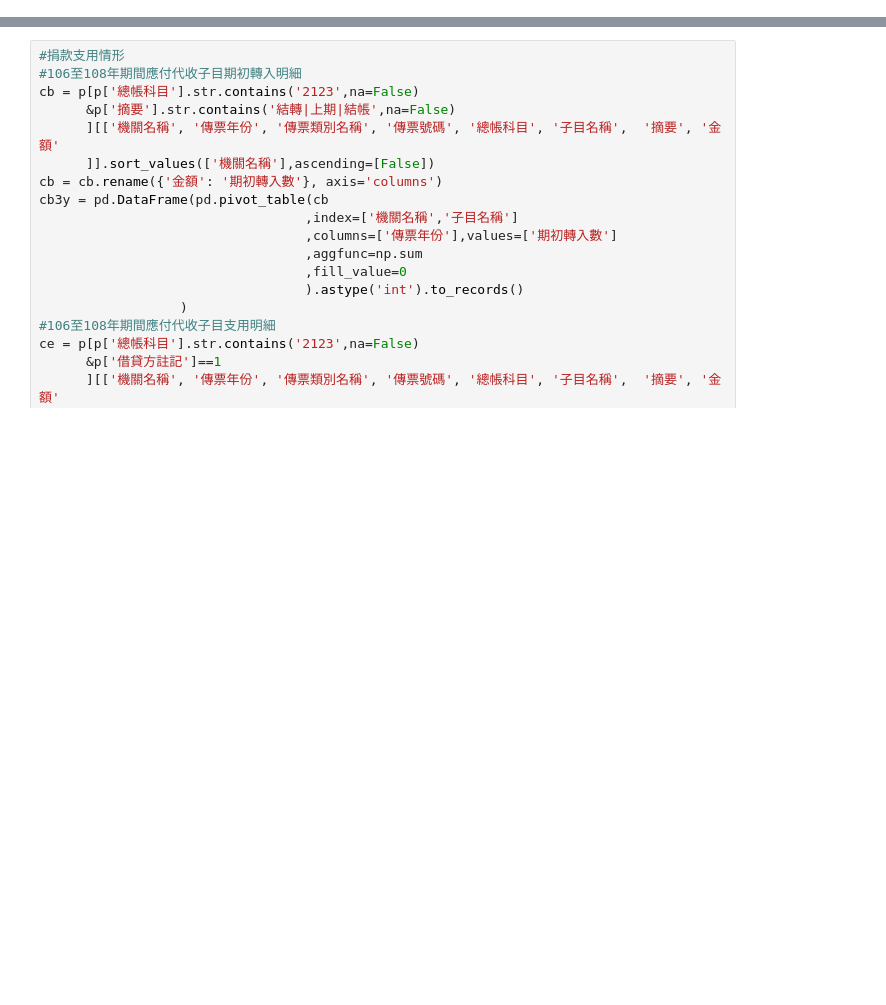
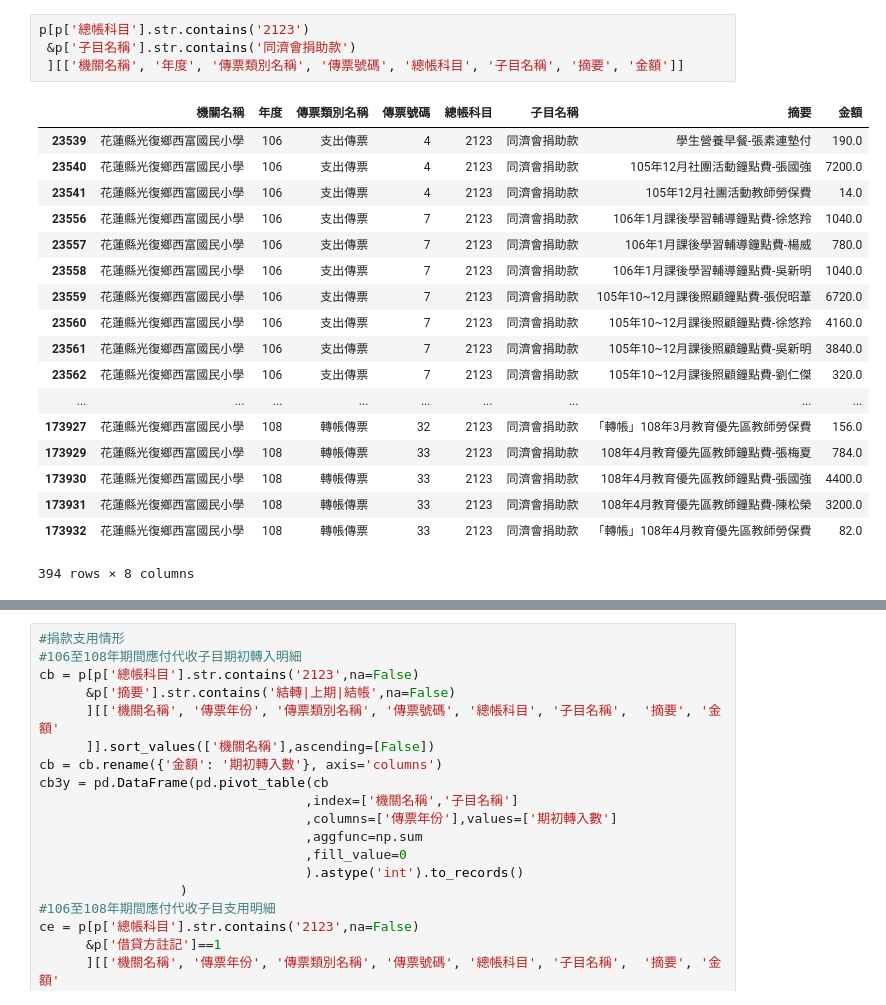
Before and after one commit to fhopecc/stxt, a Jupyter notebook: jupyter/ais_damage_no_in_treasuary.ipynb, the cells around one changed output, grey strips where cells are left out. Drawn from its saved outputs; the diff is of its cells as text; blank space fills up the shorter version.

```diff
--- a/jupyter/ais_damage_no_in_treasuary.ipynb
+++ b/jupyter/ais_damage_no_in_treasuary.ipynb
@@ -17,0 +27,23 @@ p.columns
+# %%
+p[p['總帳科目'].str.contains('2123')
+ &p['子目名稱'].str.contains('同濟會捐助款')
+ ][['機關名稱', '年度', '傳票類別名稱', '傳票號碼', '總帳科目', '子目名稱', '摘要', '金額']]
+# %% [output]
+|  | 機關名稱 | 年度 | 傳票類別名稱 | 傳票號碼 | 總帳科目 | 子目名稱 | 摘要 | 金額 |
+| 23539 | 花蓮縣光復鄉西富國民小學 | 106 | 支出傳票 | 4 | 2123 | 同濟會捐助款 | 學生營養早餐-張素連墊付 | 190.0 |
+| 23540 | 花蓮縣光復鄉西富國民小學 | 106 | 支出傳票 | 4 | 2123 | 同濟會捐助款 | 105年12月社團活動鐘點費-張國強 | 7200.0 |
+| 23541 | 花蓮縣光復鄉西富國民小學 | 106 | 支出傳票 | 4 | 2123 | 同濟會捐助款 | 105年12月社團活動教師勞保費 | 14.0 |
+| 23556 | 花蓮縣光復鄉西富國民小學 | 106 | 支出傳票 | 7 | 2123 | 同濟會捐助款 | 106年1月課後學習輔導鐘點費-徐悠羚 | 1040.0 |
+| 23557 | 花蓮縣光復鄉西富國民小學 | 106 | 支出傳票 | 7 | 2123 | 同濟會捐助款 | 106年1月課後學習輔導鐘點費-楊威 | 780.0 |
+| 23558 | 花蓮縣光復鄉西富國民小學 | 106 | 支出傳票 | 7 | 2123 | 同濟會捐助款 | 106年1月課後學習輔導鐘點費-吳新明 | 1040.0 |
+| 23559 | 花蓮縣光復鄉西富國民小學 | 106 | 支出傳票 | 7 | 2123 | 同濟會捐助款 | 105年10~12月課後照顧鐘點費-張倪昭葦 | 6720.0 |
+| 23560 | 花蓮縣光復鄉西富國民小學 | 106 | 支出傳票 | 7 | 2123 | 同濟會捐助款 | 105年10~12月課後照顧鐘點費-徐悠羚 | 4160.0 |
+| 23561 | 花蓮縣光復鄉西富國民小學 | 106 | 支出傳票 | 7 | 2123 | 同濟會捐助款 | 105年10~12月課後照顧鐘點費-吳新明 | 3840.0 |
+| 23562 | 花蓮縣光復鄉西富國民小學 | 106 | 支出傳票 | 7 | 2123 | 同濟會捐助款 | 105年10~12月課後照顧鐘點費-劉仁傑 | 320.0 |
+| ... | ... | ... | ... | ... | ... | ... | ... | ... |
+| 173927 | 花蓮縣光復鄉西富國民小學 | 108 | 轉帳傳票 | 32 | 2123 | 同濟會捐助款 | 「轉帳」108年3月教育優先區教師勞保費 | 156.0 |
+| 173929 | 花蓮縣光復鄉西富國民小學 | 108 | 轉帳傳票 | 33 | 2123 | 同濟會捐助款 | 108年4月教育優先區教師鐘點費-張梅夏 | 784.0 |
+| 173930 | 花蓮縣光復鄉西富國民小學 | 108 | 轉帳傳票 | 33 | 2123 | 同濟會捐助款 | 108年4月教育優先區教師鐘點費-張國強 | 4400.0 |
+| 173931 | 花蓮縣光復鄉西富國民小學 | 108 | 轉帳傳票 | 33 | 2123 | 同濟會捐助款 | 108年4月教育優先區教師鐘點費-陳松榮 | 3200.0 |
+| 173932 | 花蓮縣光復鄉西富國民小學 | 108 | 轉帳傳票 | 33 | 2123 | 同濟會捐助款 | 「轉帳」108年4月教育優先區教師勞保費 | 82.0 |
+394 rows × 8 columns
```
Also changed, not shown: parts of 2 cells of this notebook, 4 other files.
